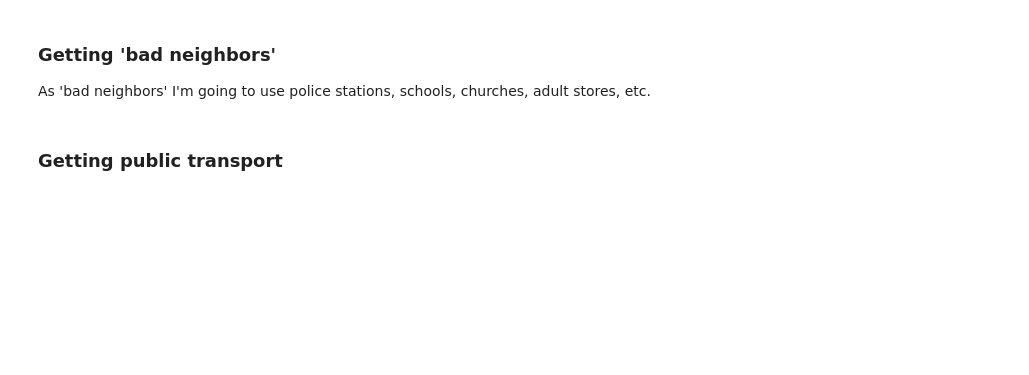
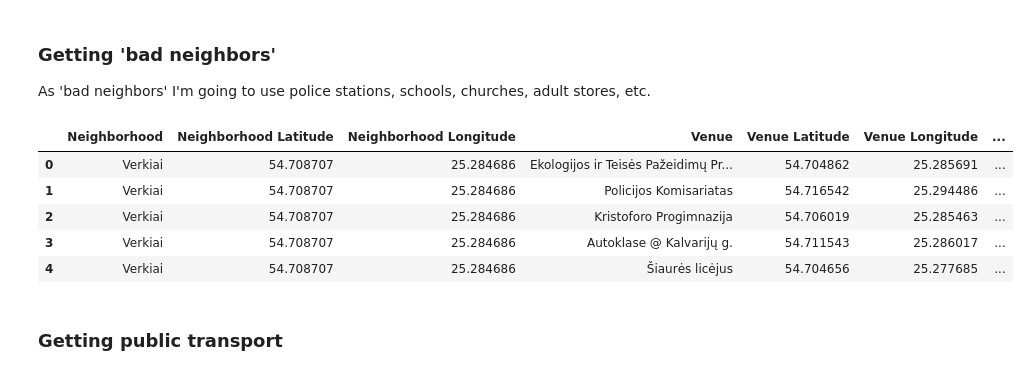
Before and after one commit to gruntoff/Battle-of-Neighborhoods, a Jupyter notebook: The Battle of Neighborhoods - Report.ipynb, the cells around one changed output. Saved outputs shown, nothing was run; the diff lists cells and outputs as text; code cells hidden in the pictures; blank space fills up the shorter version.

```diff
--- a/The Battle of Neighborhoods - Report.ipynb
+++ b/The Battle of Neighborhoods - Report.ipynb
@@ -181,6 +205,15 @@ bad_venues = getNearbyVenues(names=df['Neighborhood'],
 bad_venues.drop_duplicates(inplace=True)
 bad_venues.reset_index(drop=True, inplace=True)
 bad_venues['Venue Category'] = 'Bad neighbors'
+# %%
+bad_venues.head()
+# %% [output]
+|  | Neighborhood | Neighborhood Latitude | Neighborhood Longitude | Venue | Venue Latitude | Venue Longitude | ... |
+| 0 | Verkiai | 54.708707 | 25.284686 | Ekologijos ir Teisės Pažeidimų Pr... | 54.704862 | 25.285691 | ... |
+| 1 | Verkiai | 54.708707 | 25.284686 | Policijos Komisariatas | 54.716542 | 25.294486 | ... |
+| 2 | Verkiai | 54.708707 | 25.284686 | Kristoforo Progimnazija | 54.706019 | 25.285463 | ... |
+| 3 | Verkiai | 54.708707 | 25.284686 | Autoklase @ Kalvarijų g. | 54.711543 | 25.286017 | ... |
+| 4 | Verkiai | 54.708707 | 25.284686 | Šiaurės licėjus | 54.704656 | 25.277685 | ... |
 # %% [markdown]
 ### Getting public transport
 # %%
```
Also changed, not shown: parts of 8 cells of this notebook, 1 other file.
